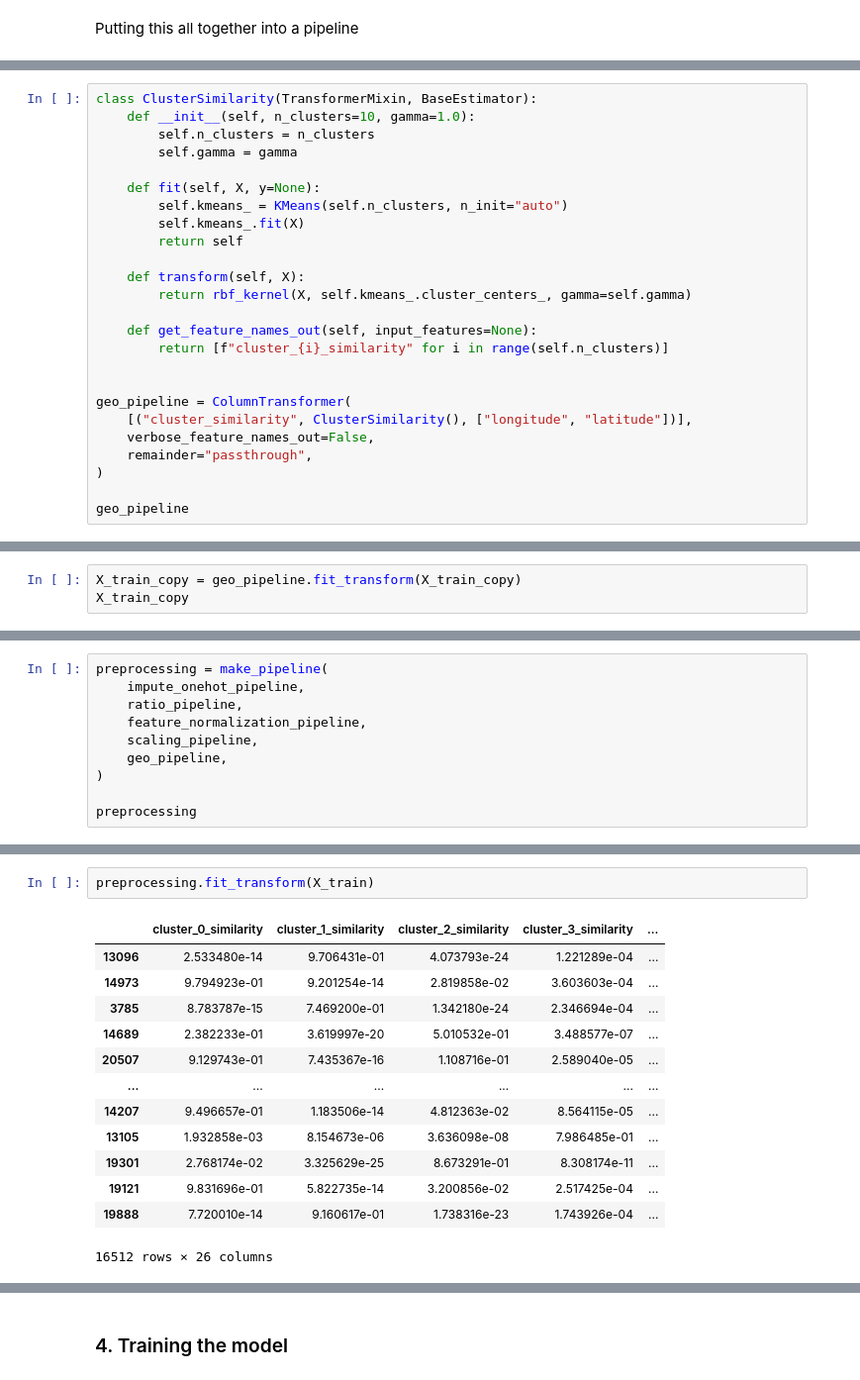
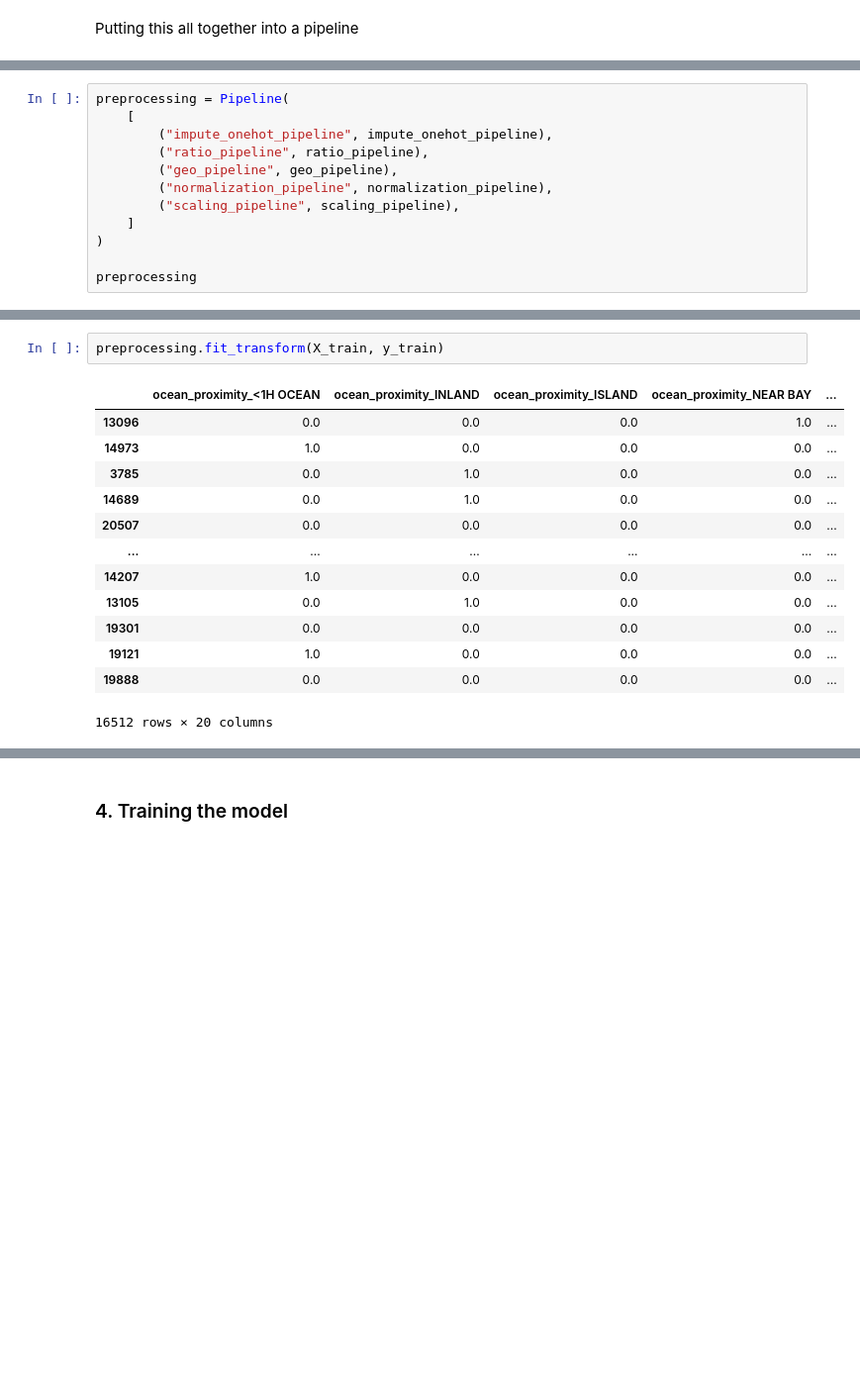
Before and after one commit to edwardbickerton/handson-ml3, a Jupyter notebook: my completed exercises/02_SVR_on_housing_data.ipynb, the cells around one changed output, grey strips where cells are left out. Shown at 99% size. Drawn from its saved outputs; the diff is of its cells as text; blank space fills up the shorter version.

```diff
--- a/my completed exercises/02_SVR_on_housing_data.ipynb
+++ b/my completed exercises/02_SVR_on_housing_data.ipynb
@@ -468,25 +546,0 @@ X_train_copy.describe().T[["mean", "std", "min", "max"]].round(2)
-# %%
-class ClusterSimilarity(TransformerMixin, BaseEstimator):
-    def __init__(self, n_clusters=10, gamma=1.0):
-        self.n_clusters = n_clusters
-        self.gamma = gamma
-
-    def fit(self, X, y=None):
-        self.kmeans_ = KMeans(self.n_clusters, n_init="auto")
-        self.kmeans_.fit(X)
-        return self
-
-    def transform(self, X):
-        return rbf_kernel(X, self.kmeans_.cluster_centers_, gamma=self.gamma)
-
-    def get_feature_names_out(self, input_features=None):
-        return [f"cluster_{i}_similarity" for i in range(self.n_clusters)]
-
-
-geo_pipeline = ColumnTransformer(
-    [("cluster_similarity", ClusterSimilarity(), ["longitude", "latitude"])],
-    verbose_feature_names_out=False,
-    remainder="passthrough",
-)
-
-geo_pipeline
@@ -498,3 +546,0 @@ ColumnTransformer(remainder='passthrough',
-# %%
-X_train_copy = geo_pipeline.fit_transform(X_train_copy)
-X_train_copy
@@ -517,10 +549,12 @@ X_train_copy
 # %%
-preprocessing = make_pipeline(
-    impute_onehot_pipeline,
-    ratio_pipeline,
-    feature_normalization_pipeline,
-    scaling_pipeline,
-    geo_pipeline,
+preprocessing = Pipeline(
+    [
+        ("impute_onehot_pipeline", impute_onehot_pipeline),
+        ("ratio_pipeline", ratio_pipeline),
+        ("geo_pipeline", geo_pipeline),
+        ("normalization_pipeline", normalization_pipeline),
+        ("scaling_pipeline", scaling_pipeline),
+    ]
 )
 
 preprocessing
@@ -544,17 +578,17 @@ Pipeline(steps=[('columntransformer-1',
                                    verbose_feature_names_out=False))])
 # %%
-preprocessing.fit_transform(X_train)
+preprocessing.fit_transform(X_train, y_train)
 # %% [output]
-|  | cluster_0_similarity | cluster_1_similarity | cluster_2_similarity | cluster_3_similarity | ... |
-| 13096 | 2.533480e-14 | 9.706431e-01 | 4.073793e-24 | 1.221289e-04 | ... |
-| 14973 | 9.794923e-01 | 9.201254e-14 | 2.819858e-02 | 3.603603e-04 | ... |
-| 3785 | 8.783787e-15 | 7.469200e-01 | 1.342180e-24 | 2.346694e-04 | ... |
-| 14689 | 2.382233e-01 | 3.619997e-20 | 5.010532e-01 | 3.488577e-07 | ... |
-| 20507 | 9.129743e-01 | 7.435367e-16 | 1.108716e-01 | 2.589040e-05 | ... |
+|  | ocean_proximity_<1H OCEAN | ocean_proximity_INLAND | ocean_proximity_ISLAND | ocean_proximity_NEAR BAY | ... |
+| 13096 | 0.0 | 0.0 | 0.0 | 1.0 | ... |
+| 14973 | 1.0 | 0.0 | 0.0 | 0.0 | ... |
+| 3785 | 0.0 | 1.0 | 0.0 | 0.0 | ... |
+| 14689 | 0.0 | 1.0 | 0.0 | 0.0 | ... |
+| 20507 | 0.0 | 0.0 | 0.0 | 0.0 | ... |
 | ... | ... | ... | ... | ... | ... |
-| 14207 | 9.496657e-01 | 1.183506e-14 | 4.812363e-02 | 8.564115e-05 | ... |
-| 13105 | 1.932858e-03 | 8.154673e-06 | 3.636098e-08 | 7.986485e-01 | ... |
-| 19301 | 2.768174e-02 | 3.325629e-25 | 8.673291e-01 | 8.308174e-11 | ... |
-| 19121 | 9.831696e-01 | 5.822735e-14 | 3.200856e-02 | 2.517425e-04 | ... |
-| 19888 | 7.720010e-14 | 9.160617e-01 | 1.738316e-23 | 1.743926e-04 | ... |
+| 14207 | 1.0 | 0.0 | 0.0 | 0.0 | ... |
+| 13105 | 0.0 | 1.0 | 0.0 | 0.0 | ... |
+| 19301 | 0.0 | 0.0 | 0.0 | 0.0 | ... |
+| 19121 | 1.0 | 0.0 | 0.0 | 0.0 | ... |
+| 19888 | 0.0 | 0.0 | 0.0 | 0.0 | ... |
-16512 rows × 26 columns
+16512 rows × 20 columns
```
Also changed, not shown: parts of 42 cells of this notebook.
